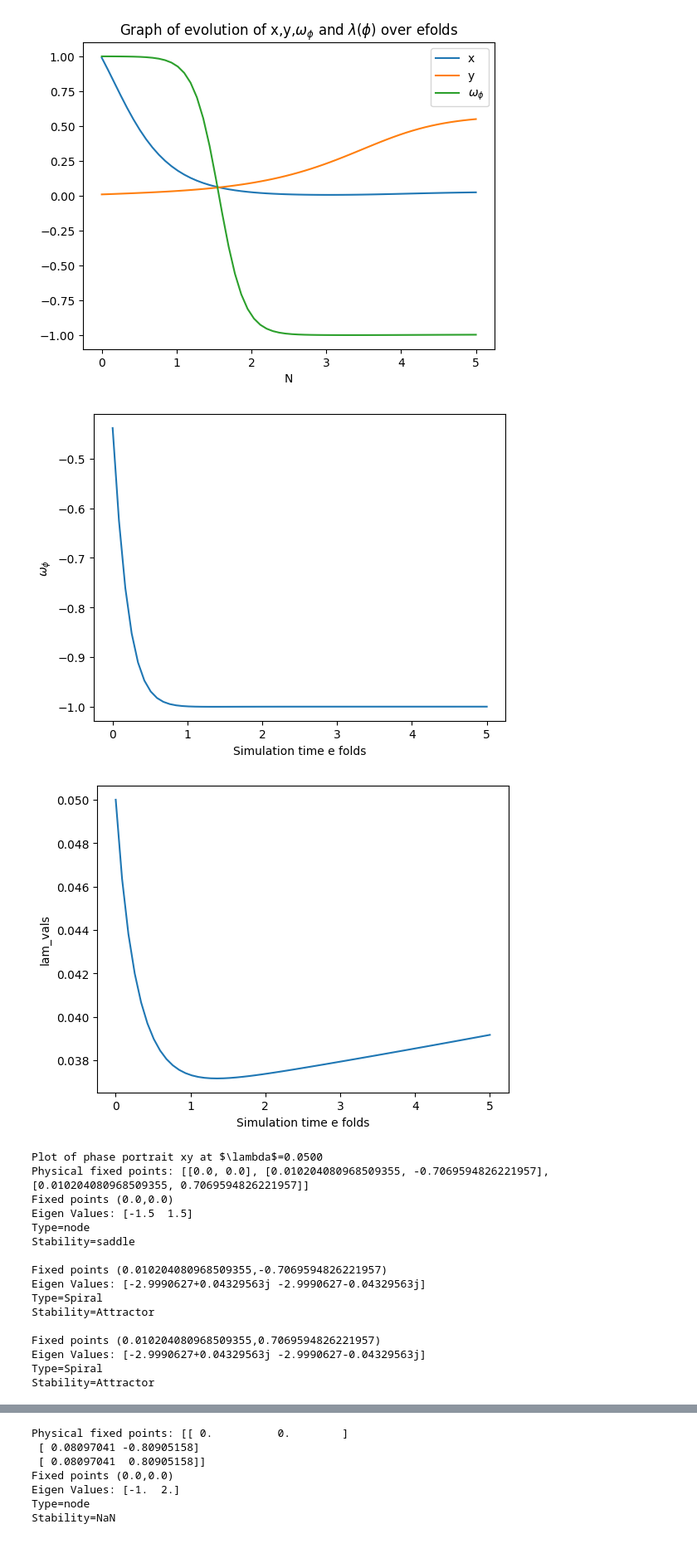
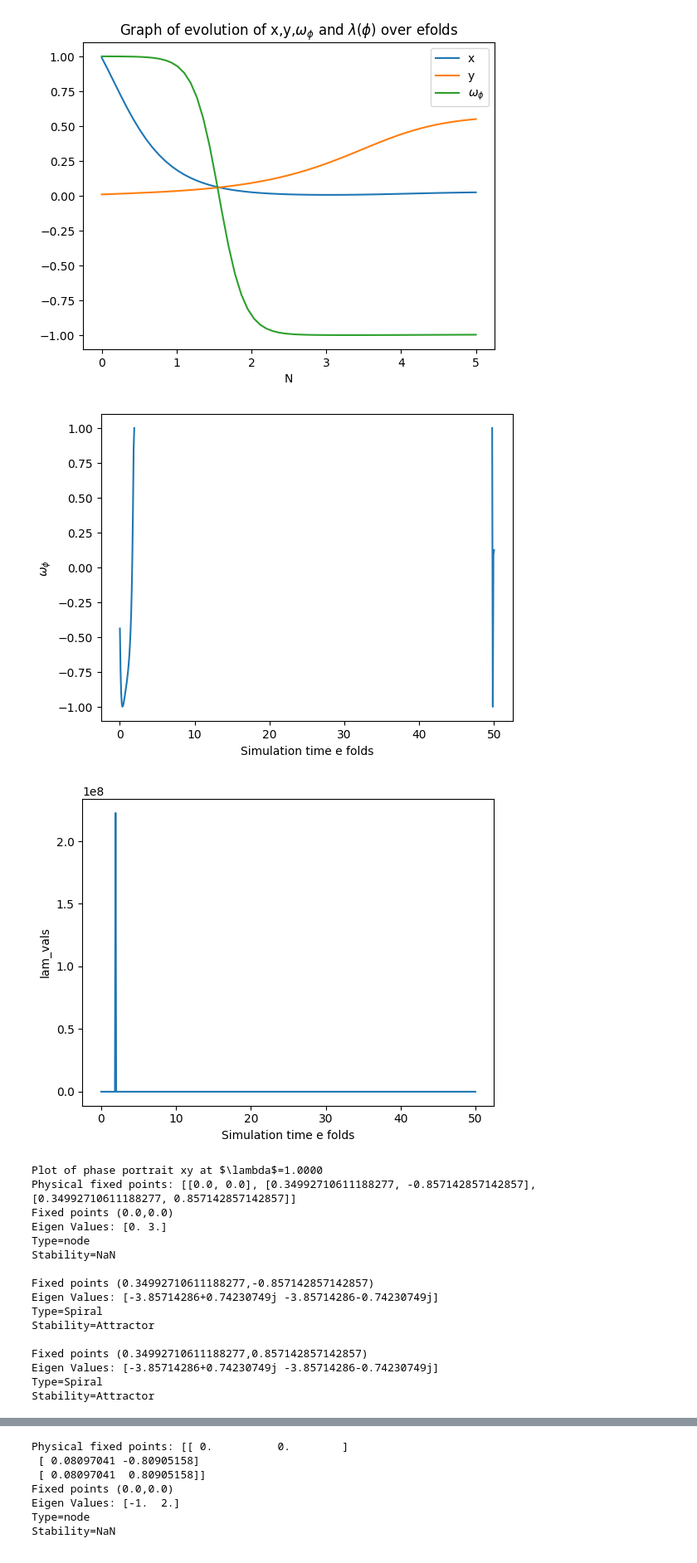
Before and after one commit to up2107120/Dynamical-systems-of-DE, a Jupyter notebook: test_code.ipynb, the cells around one changed output, grey strips where cells are left out. Shown at 83% size. Cells and saved outputs as stored; diff of their text form; code cells hidden in the pictures.

```diff
--- a/test_code.ipynb
+++ b/test_code.ipynb
@@ -83,8 +83,8 @@ import matplotlib.pyplot as plt
 import sympy as sp
 
 # define constants
-wb = 0 #  to show inflationary era, wb=0 as scalar dominated so wb is irrelevant, for radiation era w=1/3, for matter era with dust w=0 and at late time scalar dominated w=0
-lam_0 = 0.05 #arbitrary gradient of potential CHANGING THIS YIELDS A DIFFERENT VECTOR FIELD
+wb = 1 #  to show inflationary era, wb=0 as scalar dominated so wb is irrelevant, for radiation era w=1/3, for matter era with dust w=0 and at late time scalar dominated w=0
+lam_0 = 1 #arbitrary gradient of potential CHANGING THIS YIELDS A DIFFERENT VECTOR FIELD
 # for a standard starobinsky model, 0.01<lambda<0.3 is a good range as is the potential slope. if lambda<<1 inflationary model, as lambda approaches 1, exits from inflation
 # lambda = 1 transition phase, =1/3 slow roll, =0.05 quasi DeSitter appraoching
 
@@ -110,7 +110,7 @@ def dynamics_odeint(X,N):
 initialState=np.array([-0.5,0.8,lam_0])# CHANGING THESE YIELDS A DIFFERENT TRAJECTORY. choose suitable starting position
 # do several graphs with varying ICs, for inflationary model [0.01,0.99] gives potential dominated era and DeSitter asymptote (slow roll initial conditions).
 # For a kinetic dominated start, ie a fast roll inflation leading to a slow roll as potential increases [0.8,0.6] adheres to the friedmann constraints.
-simulationTime=np.linspace(0,5,60)#  number of e folds of time, inflation lasted 50-60
+simulationTime=np.linspace(0,50,600)#  number of e folds of time, inflation lasted 50-60
 # generate the state-space trajectory
 solutionState=odeint(dynamics_odeint,initialState,simulationTime,rtol=1e-10,atol=1e-10,mxstep=500)
 
@@ -209,49 +209,49 @@ def phase_plot_at_lam(lam_index):
     eigvals = np.linalg.eigvals(J_num)
     stability,point_type = classify_FP(eigvals)
     print(f'Fixed points ({x_c:},{y_c})')
     print('Eigen Values:',eigvals)
     print(f'Type={point_type}')
     print(f'Stability={stability}\n')
     plt.plot(x_c, y_c, 'k*', markersize=12)
     plt.text(x_c+0.02, y_c+0.02, f"{point_type}\n{stability}", fontsize=5)
 
 
   plt.xlabel(r"$x$")
   plt.ylabel(r"$y$")
   plt.title(rf"Phase portrait at $\lambda={lam_slice:.3f}$, $\omega_b={wb}$")
   plt.xlim(-1.5,1.5)
   plt.ylim(-1.5,1.5)
   plt.legend()
   plt.show()
 
 
 
 
 
-slice_no = 3
+slice_no = 6
 index = np.linspace(0,len(lam_vals)-1,slice_no).astype(int)#forces integer
 for i in range(slice_no):
    temp = int(index[i])
    phase_plot_at_lam(temp)
 
 
 # https://aleksandarhaber.com/phase-portraits-of-state-space-models-and-differential-equations-in-python/, https://www.youtube.com/watch?v=DeeoiE22bZ8, method from https://iopscience.iop.org/article/10.1088/1475-7516/2018/01/018/meta
 # %% [output]
-[figure, old version]
+[figure, new version]
-[figure, old version]
+[figure, new version]
-Plot of phase portrait xy at $\lambda$=0.0500
-Physical fixed points: [[0.0, 0.0], [0.010204080968509355, -0.7069594826221957], [0.010204080968509355, 0.7069594826221957]]
+Plot of phase portrait xy at $\lambda$=1.0000
+Physical fixed points: [[0.0, 0.0], [0.34992710611188277, -0.857142857142857], [0.34992710611188277, 0.857142857142857]]
 Fixed points (0.0,0.0)
-Eigen Values: [-1.5  1.5]
+Eigen Values: [0. 3.]
 Type=node
-Stability=saddle
+Stability=NaN
 
-Fixed points (0.010204080968509355,-0.7069594826221957)
-Eigen Values: [-2.9990627+0.04329563j -2.9990627-0.04329563j]
+Fixed points (0.34992710611188277,-0.857142857142857)
+Eigen Values: [-3.85714286+0.74230749j -3.85714286-0.74230749j]
 Type=Spiral
 Stability=Attractor
 
-Fixed points (0.010204080968509355,0.7069594826221957)
-Eigen Values: [-2.9990627+0.04329563j -2.9990627-0.04329563j]
+Fixed points (0.34992710611188277,0.857142857142857)
+Eigen Values: [-3.85714286+0.74230749j -3.85714286-0.74230749j]
 Type=Spiral
 Stability=Attractor
```
Also changed, not shown: parts of 3 cells of this notebook, 1 other file.
